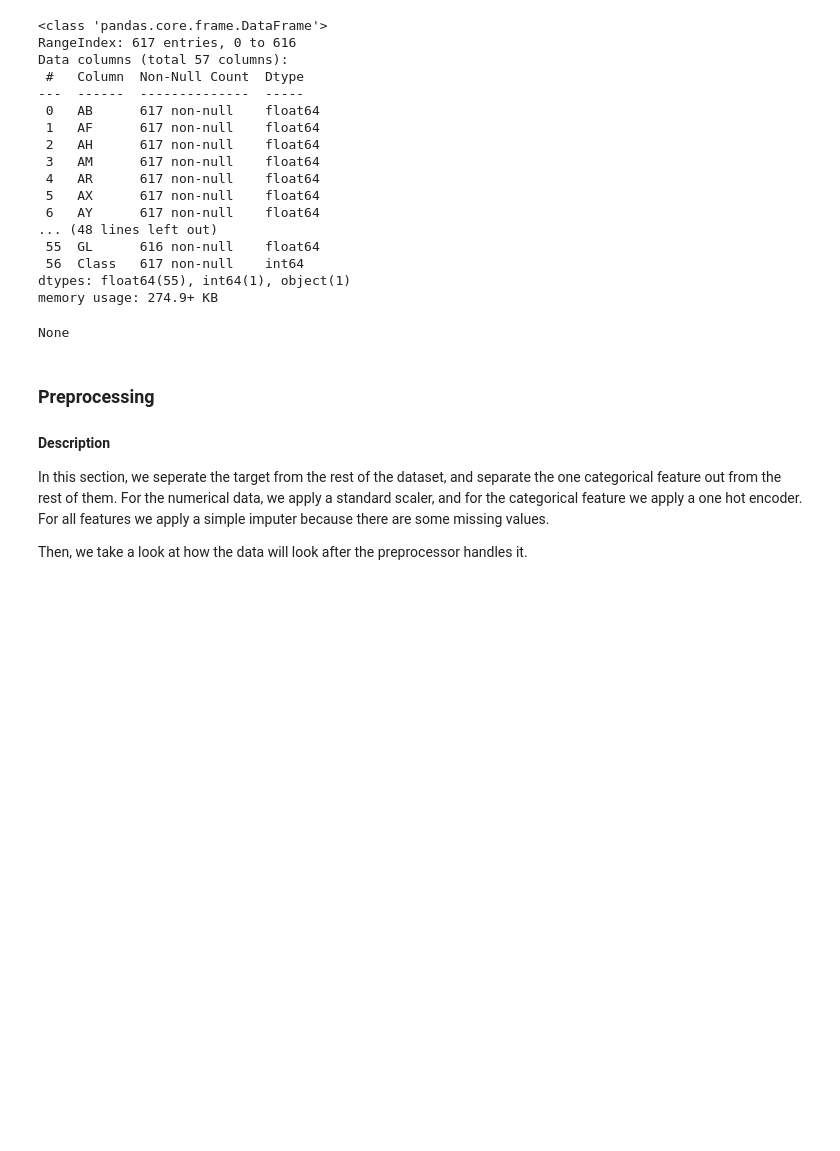
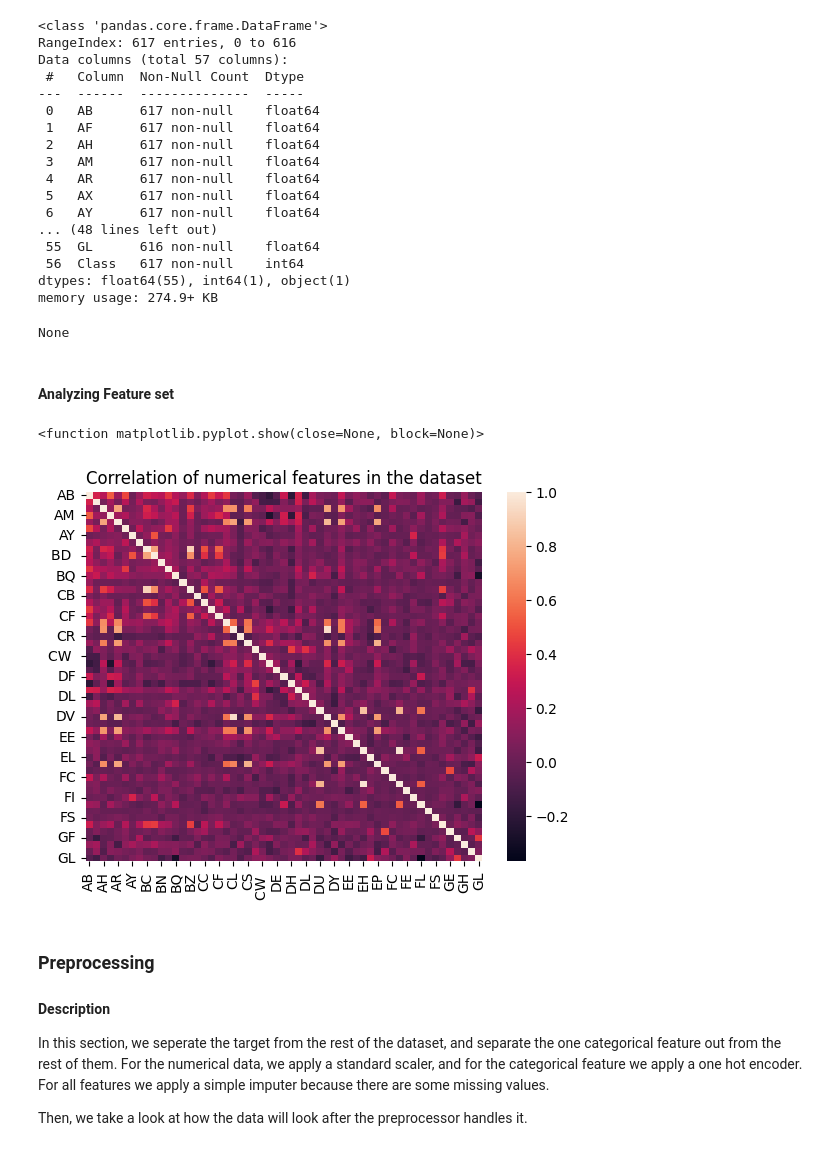
Before and after one commit to greatbabyred/CS4320-Project, a Jupyter notebook: final.ipynb, the cells around one changed output. Cells and saved outputs as stored; diff of their text form; code cells hidden in the pictures; blank space fills up the shorter version.

Commit message:
Added correlation matrix

```diff
--- a/final.ipynb
+++ b/final.ipynb
@@ -48,6 +50,26 @@ Data columns (total 57 columns):
 dtypes: float64(55), int64(1), object(1)
 memory usage: 274.9+ KB
 None
+# %% [markdown]
+#### Analyzing Feature set
+# %%
+import seaborn as sns
+
+
+num_features = df[['AB', 'AF', 'AH', 'AM', 'AR', 'AX', 'AY', 'AZ', 'BC', 'BD ', 'BN', 'BP',
+       'BQ', 'BR', 'BZ', 'CB', 'CC', 'CD ', 'CF', 'CH', 'CL', 'CR', 'CS', 'CU',
+       'CW ', 'DA', 'DE', 'DF', 'DH', 'DI', 'DL', 'DN', 'DU', 'DV', 'DY', 'EB',
+       'EE', 'EG', 'EH', 'EJ', 'EL', 'EP', 'EU', 'FC', 'FD ', 'FE', 'FI', 'FL',
+       'FR', 'FS', 'GB', 'GE', 'GF', 'GH', 'GI', 'GL']]
+
+correlation_matrix = num_features.corr(numeric_only=True)
+plt.title("Correlation of numerical features in the dataset")
+
+sns.heatmap(correlation_matrix)
+plt.show
+# %% [output]
+<function matplotlib.pyplot.show(close=None, block=None)>
+[figure, added]
 # %% [markdown]
 ### Preprocessing
 
```
Also changed, not shown: parts of 4 cells of this notebook.
